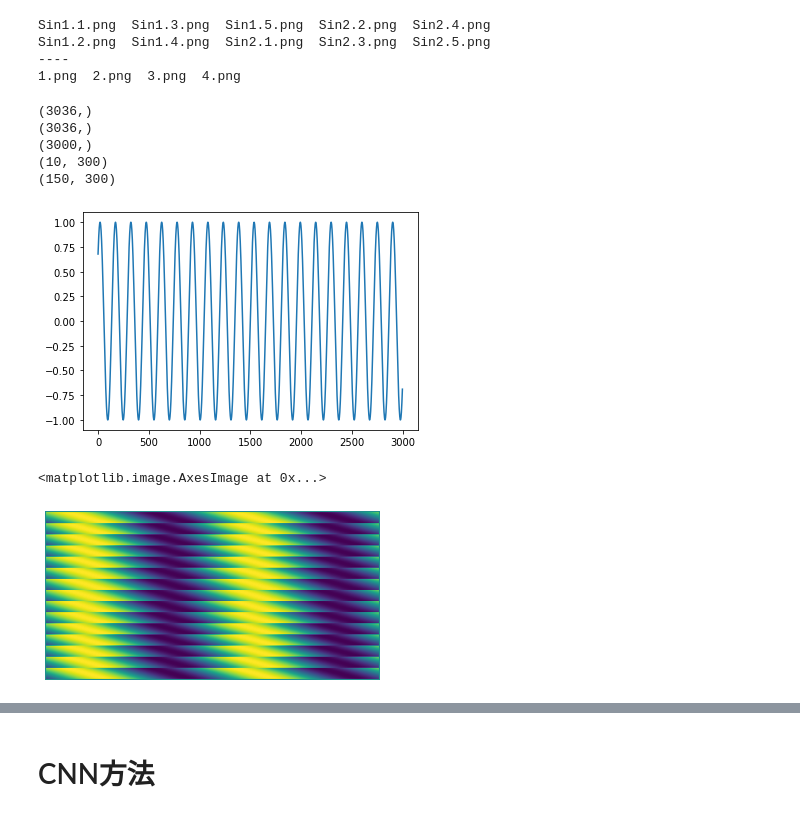
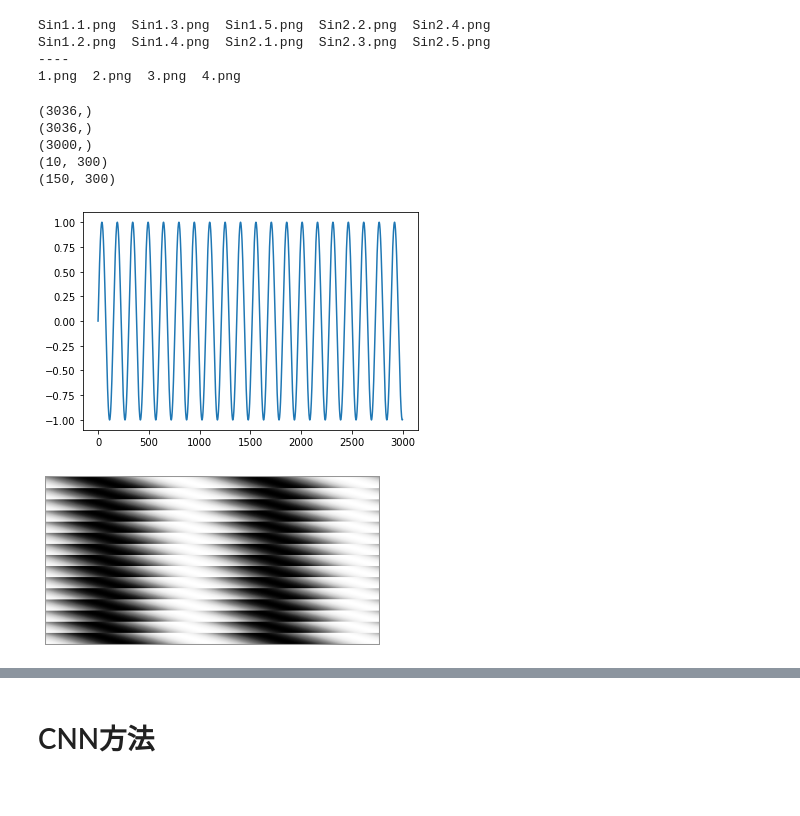
Before and after one commit to Chen-Wi-Ki/Colab-DogCat-CNN, a Jupyter notebook: Sin_Test_for_CNN_2Value_Verify_.ipynb, the cells around one changed output, grey strips where cells are left out. Drawn from its saved outputs; the diff is of its cells as text; code cells hidden in the pictures.

```diff
--- a/Sin_Test_for_CNN_2Value_Verify_.ipynb
+++ b/Sin_Test_for_CNN_2Value_Verify_.ipynb
@@ -21,39 +21,39 @@ Sin1.2.png  Sin1.4.png  Sin2.1.png  Sin2.3.png  Sin2.5.png
 # %%
 #sin波形(模擬訊號偏強的圖 頻率=2/3)
 import numpy as np
 from matplotlib import pyplot as plt
 x=np.arange(0,40*np.pi,0.0414)
 print(x.shape)
 y=np.sin(x)
 print(y.shape)
 
-y_sin3000point = y[18:3018]
+y_sin3000point = y[0:3000]
 print(y_sin3000point.shape)
 
 y_sin1x3000point = y_sin3000point.reshape(1,3000)
 
-plt.plot(y_sin1x3000point.T)#確認(3000,)轉成(3000,1)是否有問題
+plt.plot(y_sin1x3000point.T)#確認(3000,)轉成(3000,1)是否有問題,波形圖
 
 y_sin300x100point = y_sin3000point.reshape(10,300)
 print(y_sin300x100point.shape)
 
 y_sin300x100pointx15=np.vstack([y_sin300x100point, y_sin300x100point, y_sin300x100point, y_sin300x100point, y_sin300x100point, y_sin300x100point, y_sin300x100point, y_sin300x100point, y_sin300x100point, y_sin300x100point, y_sin300x100point, y_sin300x100point, y_sin300x100point, y_sin300x100point, y_sin300x100point])
 print(y_sin300x100pointx15.shape)
 
 zero_set=np.zeros([152,302])
 Data=np.pad(y_sin300x100pointx15,1)
 plt.show()
 plt.axis('off')
-plt.imshow(Data)
+plt.imshow(Data,cmap='Greys')#灰階圖=Greys 藍綠白模式=GnBu
+plt.show()
 # %% [output]
 (3036,)
 (3036,)
 (3000,)
 (10, 300)
 (150, 300)
-[figure, old version]
+[figure, new version]
-<matplotlib.image.AxesImage at 0x...>
-[figure, old version]
+[figure, new version]
 # %%
 #sin波形(模擬訊號偏弱的圖 頻率=1/3)
 import numpy as np
```
Also changed, not shown: parts of 5 cells of this notebook.
